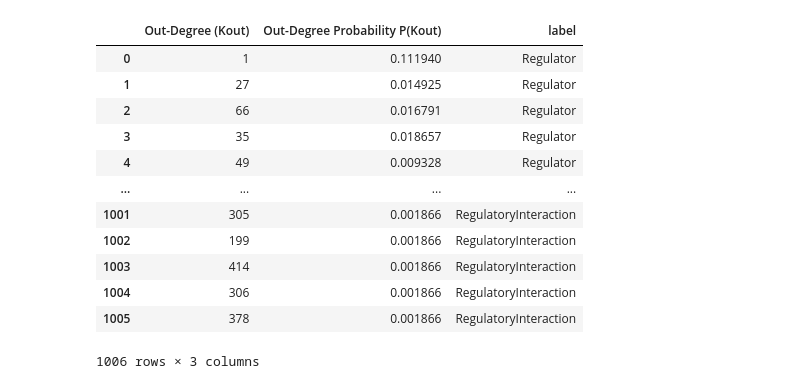
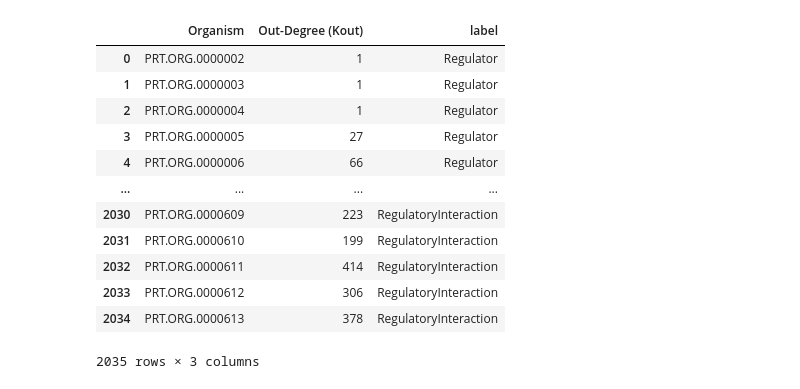
Before and after one commit to cruz-f/protrend-database, a Jupyter notebook: src/protrend/report/distribution_report.ipynb, the cells around one changed output. Drawn from its saved outputs; the diff is of its cells as text; code cells hidden in the pictures.

```diff
--- a/src/protrend/report/distribution_report.ipynb
+++ b/src/protrend/report/distribution_report.ipynb
@@ -6,44 +6,33 @@ neo_db = NeoDatabase(user_name=Settings.db_user_name, password=Settings.db_passw
 neo_db.connect()
 # %%
 import pandas as pd
-from collections import defaultdict
 
-entities = ('Regulator', 'Gene', 'TFBS', 'RegulatoryInteraction')
-
-x = 'Out-Degree (Kout)'
-y = 'Out-Degree Probability P(Kout)'
-
-dfs = []
 # organism out-degree distribution
-for label in entities:
+organism_dfs = []
+for label in ('Regulator', 'Gene', 'TFBS', 'RegulatoryInteraction'):
 
     res = neo_db.db.cypher_query(f"match(o:Organism)-[]-(r:{label}) return o.protrend_id, count(distinct(r.protrend_id))")
 
-    tmp = pd.DataFrame(res[0], columns=['Organism', label])
+    tmp = pd.DataFrame(res[0], columns=['Organism', 'Out-Degree (Kout)'])
+    quantile = tmp['Out-Degree (Kout)'].quantile(0.95)
+    tmp = tmp[tmp['Out-Degree (Kout)'] < quantile]
+    tmp['label'] = label
 
-    total = int(tmp.shape[0])
-    degree_counts = defaultdict(int)
-    for value in tmp[label]:
-        degree_counts[value] += 1
+    organism_dfs.append(tmp)
 
-    degree_coefs = [{x: degree, y: cnt / total} for degree, cnt in degree_counts.items()]
-    df = pd.DataFrame(degree_coefs)
-    df['label'] = label
-    dfs.append(df)
-
-df = pd.concat(dfs, ignore_index=True)
-df
+organism_degree = pd.concat(organism_dfs, ignore_index=True)
+organism_degree
 # %% [output]
-|  | Out-Degree (Kout) | Out-Degree Probability P(Kout) | label |
-| 0 | 1 | 0.111940 | Regulator |
-| 1 | 27 | 0.014925 | Regulator |
-| 2 | 66 | 0.016791 | Regulator |
-| 3 | 35 | 0.018657 | Regulator |
-| 4 | 49 | 0.009328 | Regulator |
+|  | Organism | Out-Degree (Kout) | label |
+| 0 | PRT.ORG.0000002 | 1 | Regulator |
+| 1 | PRT.ORG.0000003 | 1 | Regulator |
+| 2 | PRT.ORG.0000004 | 1 | Regulator |
+| 3 | PRT.ORG.0000005 | 27 | Regulator |
+| 4 | PRT.ORG.0000006 | 66 | Regulator |
 | ... | ... | ... | ... |
-| 1001 | 305 | 0.001866 | RegulatoryInteraction |
-| 1002 | 199 | 0.001866 | RegulatoryInteraction |
-| 1003 | 414 | 0.001866 | RegulatoryInteraction |
-| 1004 | 306 | 0.001866 | RegulatoryInteraction |
-| 1005 | 378 | 0.001866 | RegulatoryInteraction |
+| 2030 | PRT.ORG.0000609 | 223 | RegulatoryInteraction |
+| 2031 | PRT.ORG.0000610 | 199 | RegulatoryInteraction |
+| 2032 | PRT.ORG.0000611 | 414 | RegulatoryInteraction |
+| 2033 | PRT.ORG.0000612 | 306 | RegulatoryInteraction |
+| 2034 | PRT.ORG.0000613 | 378 | RegulatoryInteraction |
-1006 rows × 3 columns
+2035 rows × 3 columns
```
Also changed, not shown: parts of 14 cells of this notebook, 5 other files.
